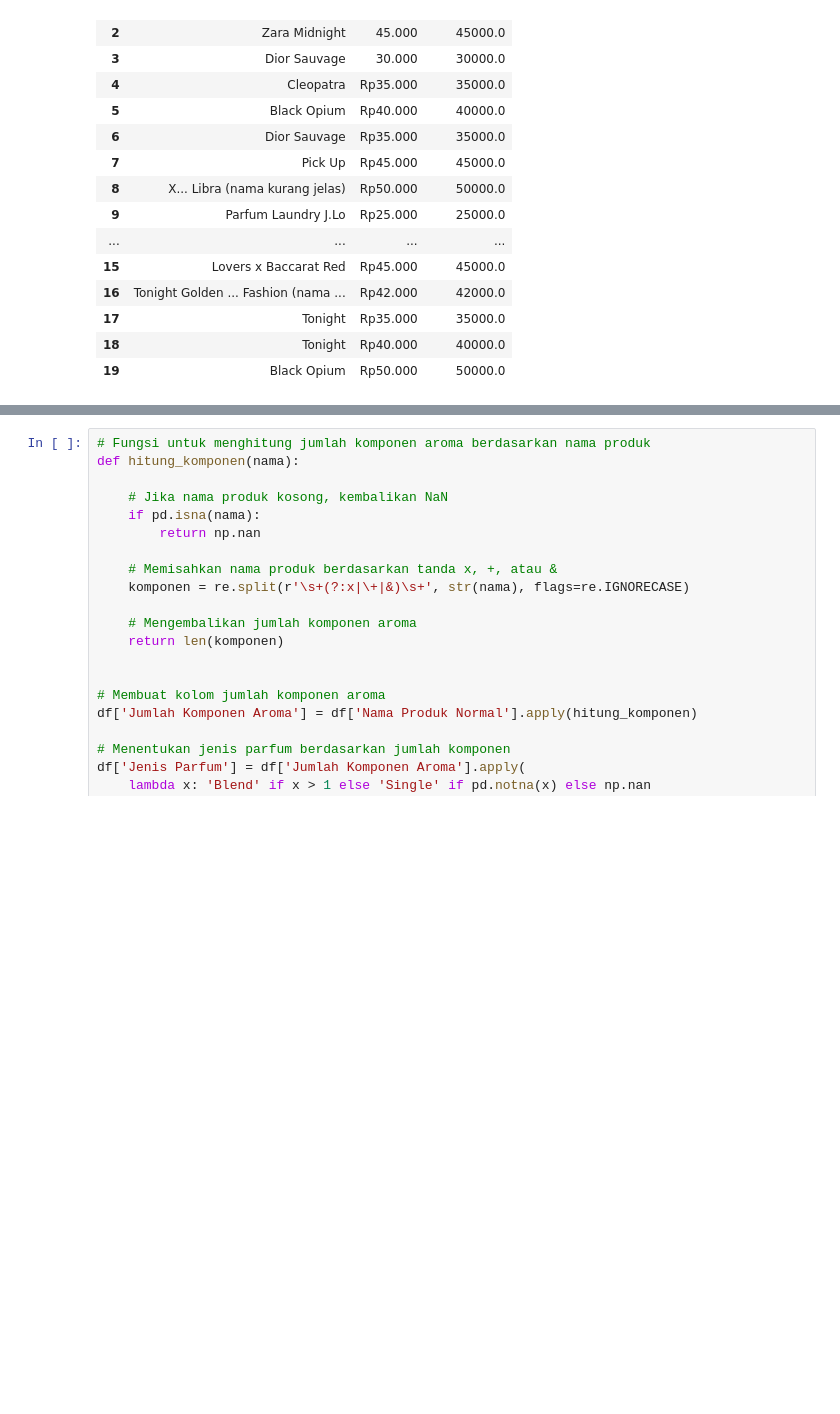
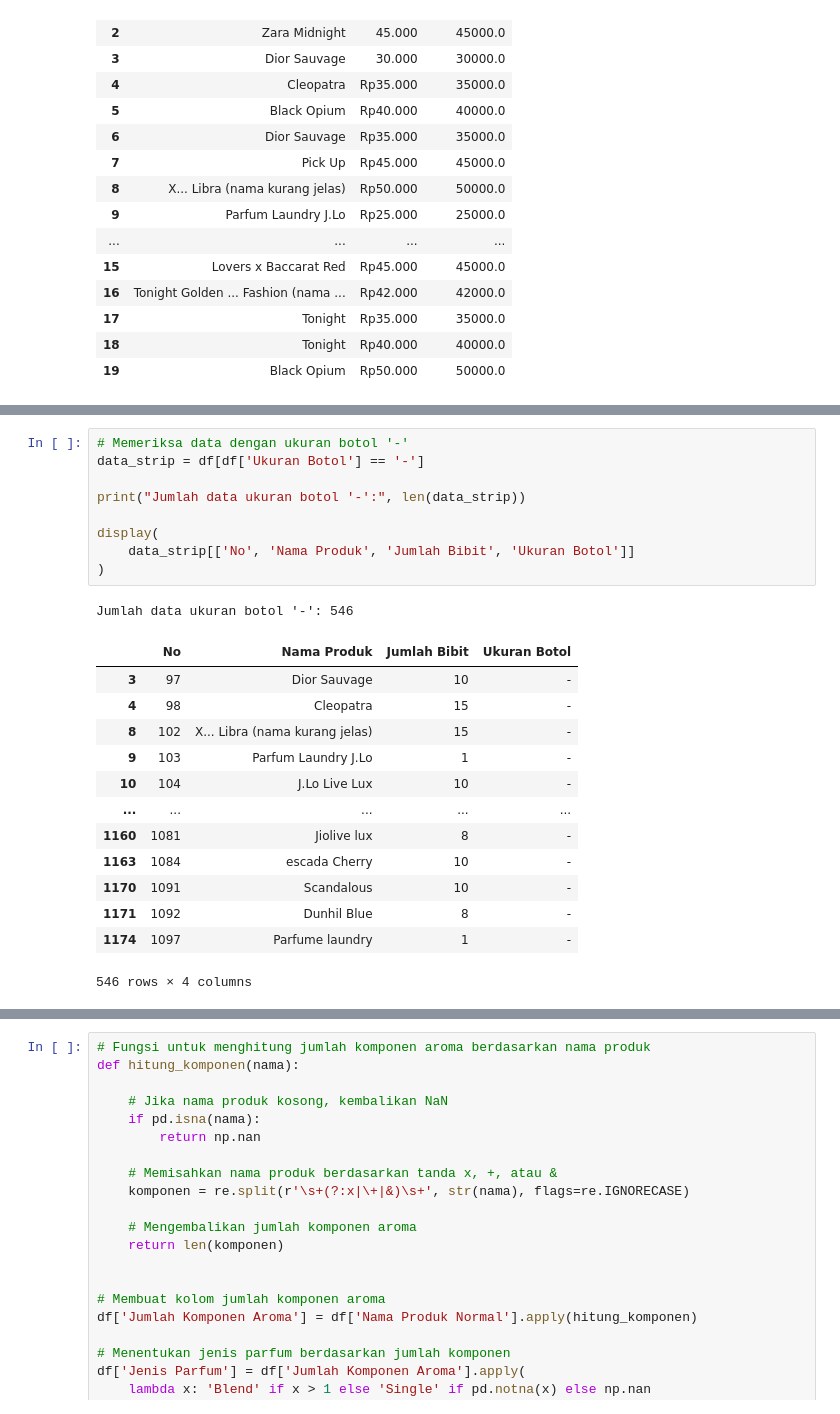
Before and after one commit to kyandap/UAS-Prak-Data-Mining-Parfum, a Jupyter notebook: Project-UAS.ipynb, the cells around one changed output, grey strips where cells are left out. Cells and saved outputs as stored; diff of their text form; blank space fills up the shorter version.

```diff
--- a/Project-UAS.ipynb
+++ b/Project-UAS.ipynb
@@ -831,0 +860,24 @@ Harga tidak valid: 0
+# %%
+# Memeriksa data dengan ukuran botol '-'
+data_strip = df[df['Ukuran Botol'] == '-']
+
+print("Jumlah data ukuran botol '-':", len(data_strip))
+
+display(
+    data_strip[['No', 'Nama Produk', 'Jumlah Bibit', 'Ukuran Botol']]
+)
+# %% [output]
+Jumlah data ukuran botol '-': 546
+|  | No | Nama Produk | Jumlah Bibit | Ukuran Botol |
+| 3 | 97 | Dior Sauvage | 10 | - |
+| 4 | 98 | Cleopatra | 15 | - |
+| 8 | 102 | X... Libra (nama kurang jelas) | 15 | - |
+| 9 | 103 | Parfum Laundry J.Lo | 1 | - |
+| 10 | 104 | J.Lo Live Lux | 10 | - |
+| ... | ... | ... | ... | ... |
+| 1160 | 1081 | Jiolive lux | 8 | - |
+| 1163 | 1084 | escada Cherry | 10 | - |
+| 1170 | 1091 | Scandalous | 10 | - |
+| 1171 | 1092 | Dunhil Blue | 8 | - |
+| 1174 | 1097 | Parfume laundry | 1 | - |
+546 rows × 4 columns
```
Also changed, not shown: parts of 29 cells of this notebook.
